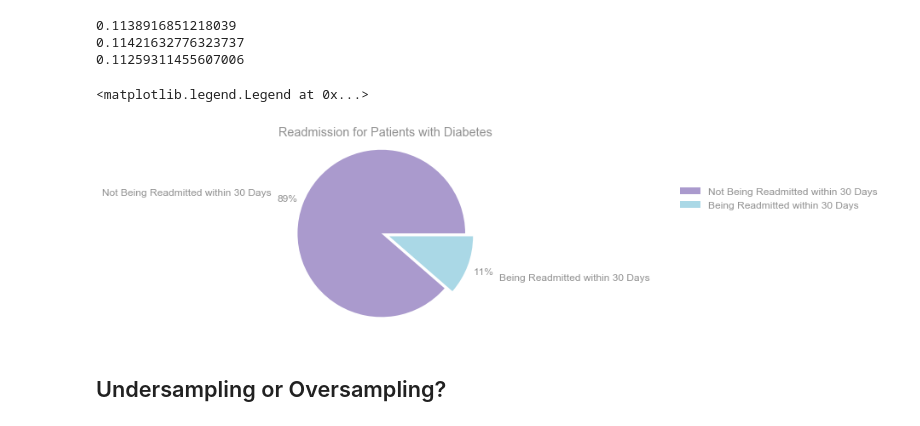
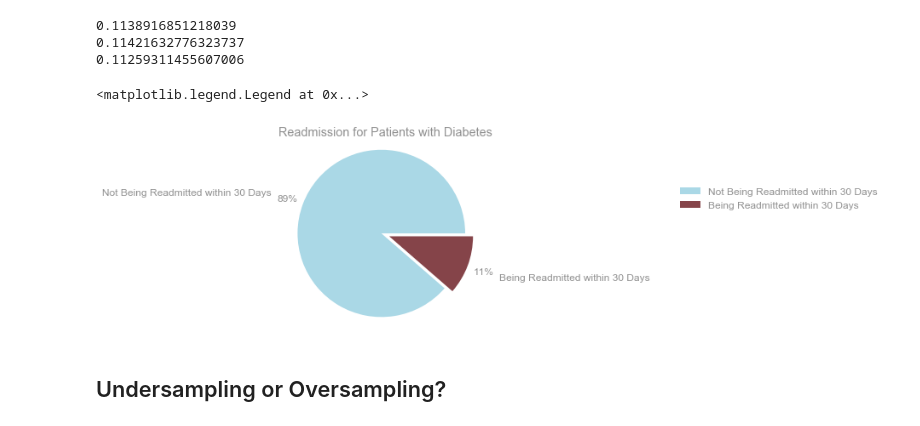
Before and after one commit to saragolesta/Complications-of-diabetes, a Jupyter notebook: Models.ipynb, the cells around one changed output. Drawn from its saved outputs; the diff is of its cells as text; code cells hidden in the pictures.

```diff
--- a/Models.ipynb
+++ b/Models.ipynb
@@ -66,27 +66,27 @@ calculate_prevalence(df_test.iloc[:,-3])
 # %%
 fig, ax = plt.subplots()
 plt.rcParams['font.sans-serif'] = 'Arial'
 plt.rcParams['font.family'] = 'sans-serif'
 plt.rcParams['text.color'] = '#909090'
 plt.rcParams['axes.labelcolor']= '#909090'
 plt.rcParams['xtick.color'] = '#909090'
 plt.rcParams['ytick.color'] = '#909090'
 plt.rcParams['font.size']=12
-color_palette_list = ['#AA9ACD', '#AAD8E6']
+color_palette_list = ['#AAD8E6','#854449']
 labels = ['Not Being Readmitted within 30 Days',
          'Being Readmitted within 30 Days']
 percentages = [88.6, 11.4]
 explode=(0.1,0)
 ax.pie(percentages, explode=explode, labels=labels,
        colors=color_palette_list, autopct='%1.0f%%',
        shadow=False, startangle=0,
        pctdistance=1.2,labeldistance=1.4)
 ax.axis('equal')
 ax.set_title("Readmission for Patients with Diabetes")
 ax.legend(frameon=False, bbox_to_anchor=(1.5,0.8))
 # %% [output]
 <matplotlib.legend.Legend at 0x...>
-[figure, old version]
+[figure, new version]
 # %% [markdown]
 ## Undersampling or Oversampling?
 # %%
```
Also changed, not shown: parts of 7 cells of this notebook, 1 other file.
